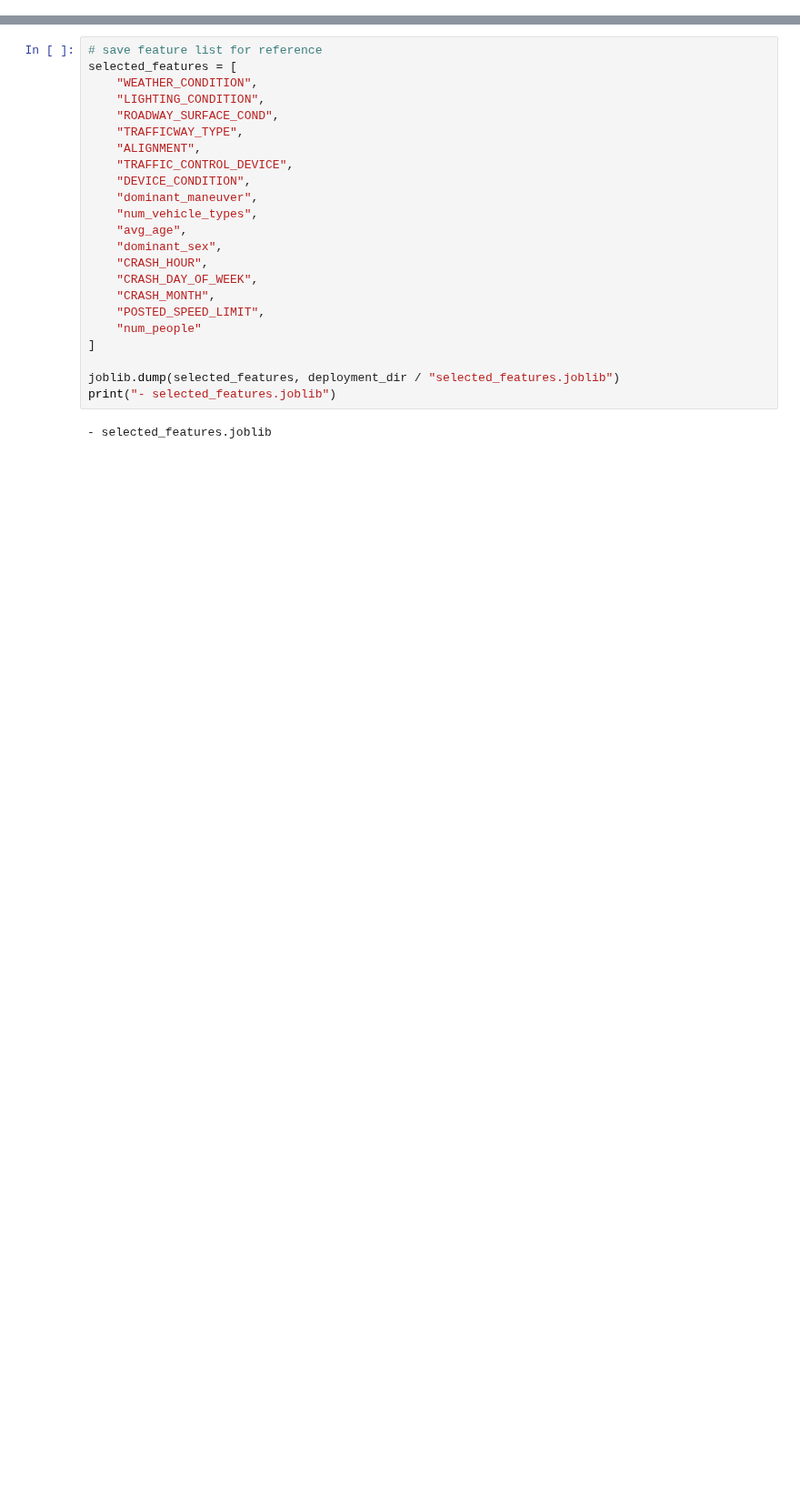
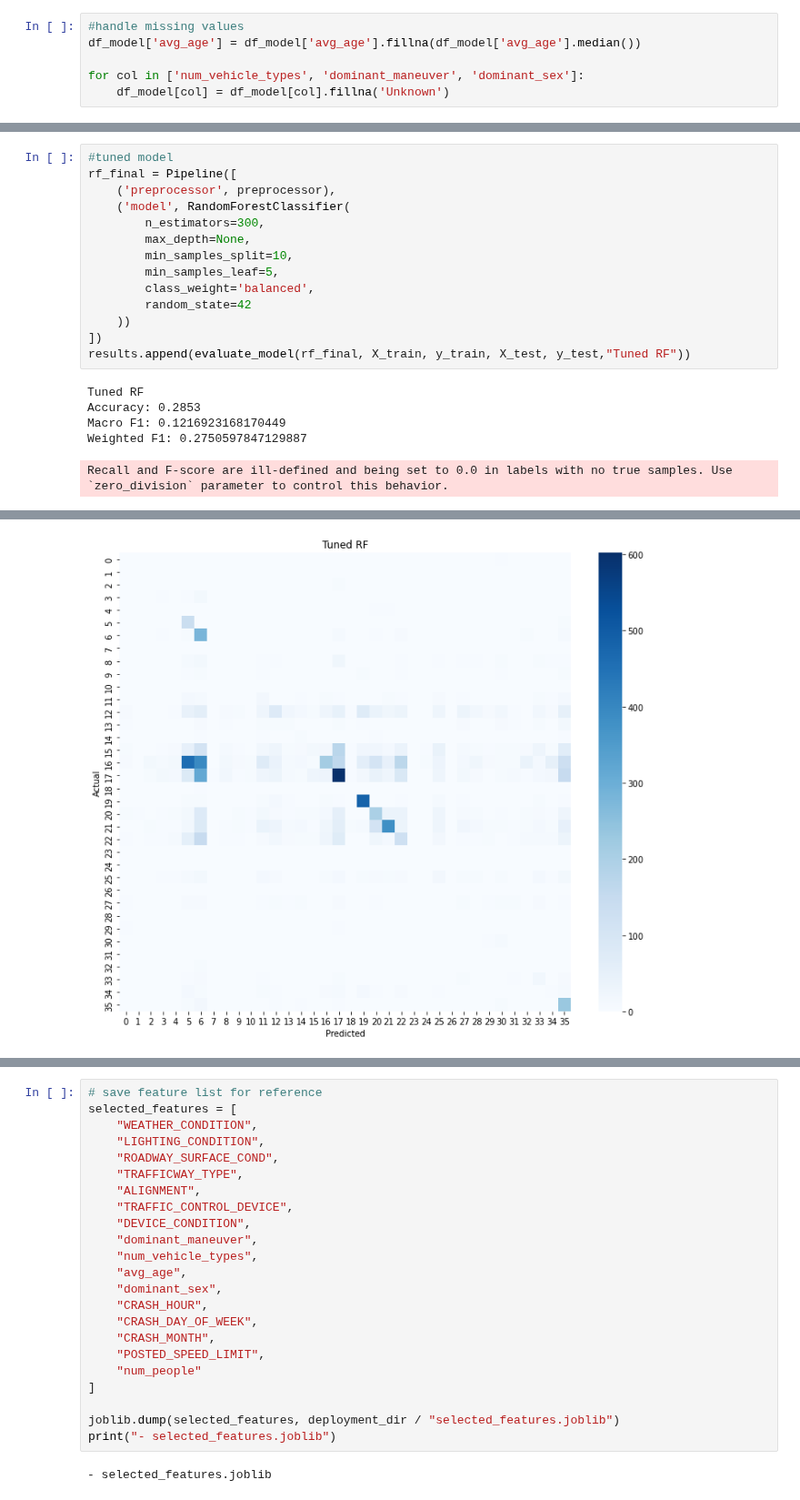
Before and after one commit to ChairoSolutions/Chicago-crash-cause-prediction, a Jupyter notebook: Notebook/index.ipynb, the cells around one changed output, grey strips where cells are left out. Shown at 91% size. Drawn from its saved outputs; the diff is of its cells as text; blank space fills up the shorter version.

```diff
--- a/Notebook/index.ipynb
+++ b/Notebook/index.ipynb
@@ -1798,0 +149,6 @@ print("- label_encoder.joblib (if used)")
+# %%
+#handle missing values
+df_model['avg_age'] = df_model['avg_age'].fillna(df_model['avg_age'].median())
+
+for col in ['num_vehicle_types', 'dominant_maneuver', 'dominant_sex']:
+    df_model[col] = df_model[col].fillna('Unknown')
@@ -1798,0 +866,20 @@ print("- label_encoder.joblib (if used)")
+# %%
+#tuned model
+rf_final = Pipeline([
+    ('preprocessor', preprocessor),
+    ('model', RandomForestClassifier(
+        n_estimators=300,
+        max_depth=None,
+        min_samples_split=10,
+        min_samples_leaf=5,
+        class_weight='balanced',
+        random_state=42
+    ))
+])
+results.append(evaluate_model(rf_final, X_train, y_train, X_test, y_test,"Tuned RF"))
+# %% [output]
+Tuned RF
+Accuracy: 0.2853
+Macro F1: 0.1216923168170449
+Weighted F1: 0.2750597847129887
+Recall and F-score are ill-defined and being set to 0.0 in labels with no true samples. Use `zero_division` parameter to control this behavior.
@@ -1798,0 +903 @@ print("- label_encoder.joblib (if used)")
+[figure, added]
```
Also changed, not shown: parts of 216 cells of this notebook.
